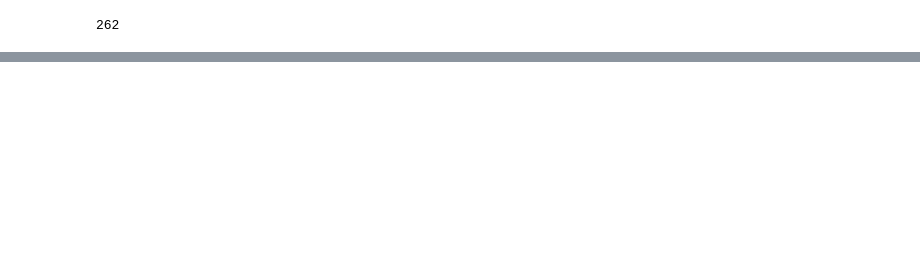
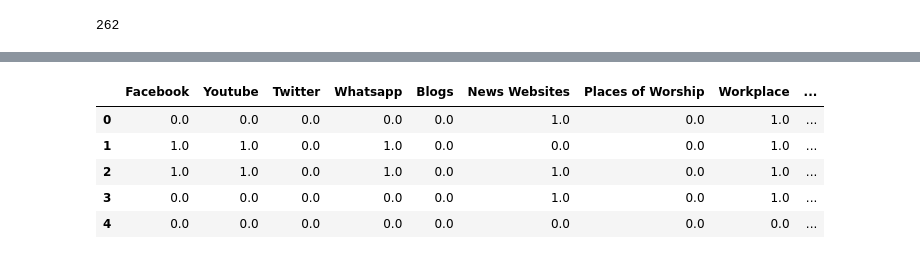
Before and after one commit to ishaterdal/PeaceTech-Lab-CAR-Lexicon, a Jupyter notebook: Ethiopia_Lexicon.ipynb, the cells around one changed output, grey strips where cells are left out. Saved outputs shown, nothing was run; the diff lists cells and outputs as text; code cells hidden in the pictures; blank space fills up the shorter version.

```diff
--- a/Ethiopia_Lexicon.ipynb
+++ b/Ethiopia_Lexicon.ipynb
@@ -230,0 +349,10 @@ final.to_excel('Final_SS3.xlsx')
+# %%
+ss3.drop(ss3.columns[0], axis=1, inplace=True)
+ss3.head()
+# %% [output]
+|  | Facebook | Youtube | Twitter | Whatsapp | Blogs | News Websites | Places of Worship | Workplace | ... |
+| 0 | 0.0 | 0.0 | 0.0 | 0.0 | 0.0 | 1.0 | 0.0 | 1.0 | ... |
+| 1 | 1.0 | 1.0 | 0.0 | 1.0 | 0.0 | 0.0 | 0.0 | 1.0 | ... |
+| 2 | 1.0 | 1.0 | 0.0 | 1.0 | 0.0 | 1.0 | 0.0 | 1.0 | ... |
+| 3 | 0.0 | 0.0 | 0.0 | 0.0 | 0.0 | 1.0 | 0.0 | 1.0 | ... |
+| 4 | 0.0 | 0.0 | 0.0 | 0.0 | 0.0 | 0.0 | 0.0 | 0.0 | ... |
```
Also changed, not shown: parts of 22 cells of this notebook.
